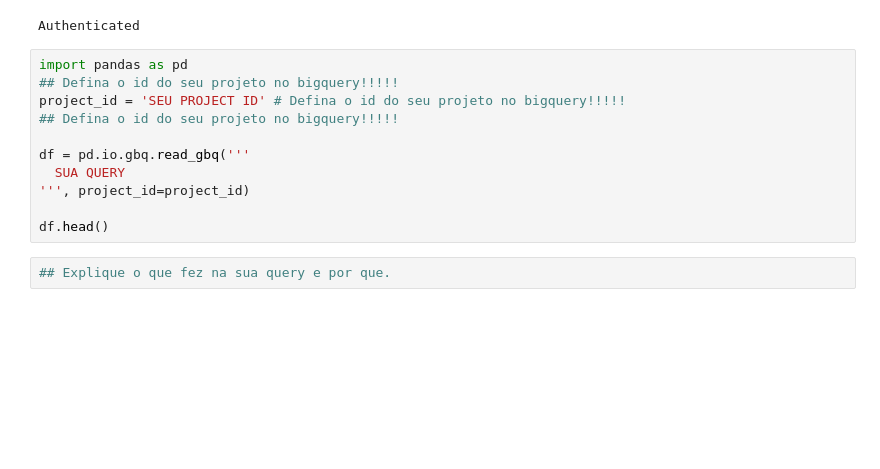
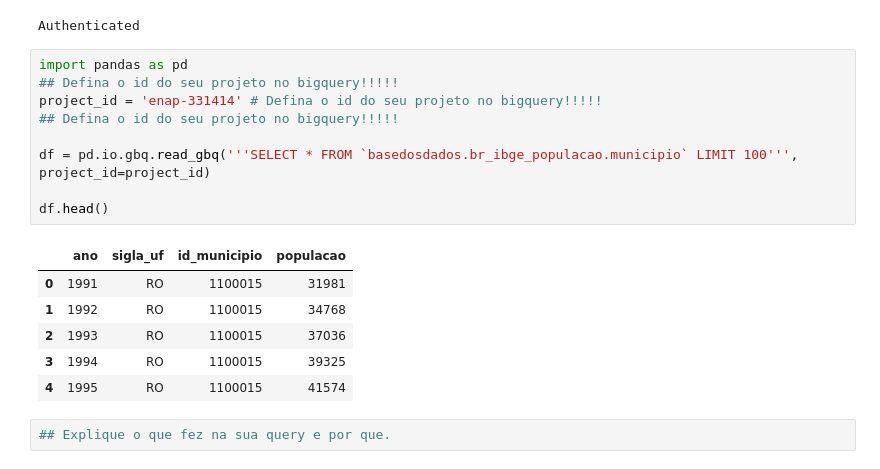
Before and after one commit to alexlopespereira/enapespcd2021, a Jupyter notebook: D9/Exercicios/Exercicio3.1_Modelo.ipynb, the cells around one changed output. Saved outputs shown, nothing was run; the diff lists cells and outputs as text; blank space fills up the shorter version.

```diff
--- a/D9/Exercicios/Exercicio3.1_Modelo.ipynb
+++ b/D9/Exercicios/Exercicio3.1_Modelo.ipynb
@@ -11,14 +11,19 @@ Authenticated
 # %%
 import pandas as pd
 ## Defina o id do seu projeto no bigquery!!!!!
-project_id = 'SEU PROJECT ID' # Defina o id do seu projeto no bigquery!!!!!
+project_id = 'enap-331414' # Defina o id do seu projeto no bigquery!!!!!
 ## Defina o id do seu projeto no bigquery!!!!!
 
-df = pd.io.gbq.read_gbq('''
-  SUA QUERY
-''', project_id=project_id)
+df = pd.io.gbq.read_gbq('''SELECT * FROM `basedosdados.br_ibge_populacao.municipio` LIMIT 100''', project_id=project_id)
 
 df.head()
+# %% [output]
+|  | ano | sigla_uf | id_municipio | populacao |
+| 0 | 1991 | RO | 1100015 | 31981 |
+| 1 | 1992 | RO | 1100015 | 34768 |
+| 2 | 1993 | RO | 1100015 | 37036 |
+| 3 | 1994 | RO | 1100015 | 39325 |
+| 4 | 1995 | RO | 1100015 | 41574 |
 # %%
 ## Explique o que fez na sua query e por que.
 # %% [markdown]
```
Also changed, not shown: parts of 1 cell of this notebook, 2 other files.
